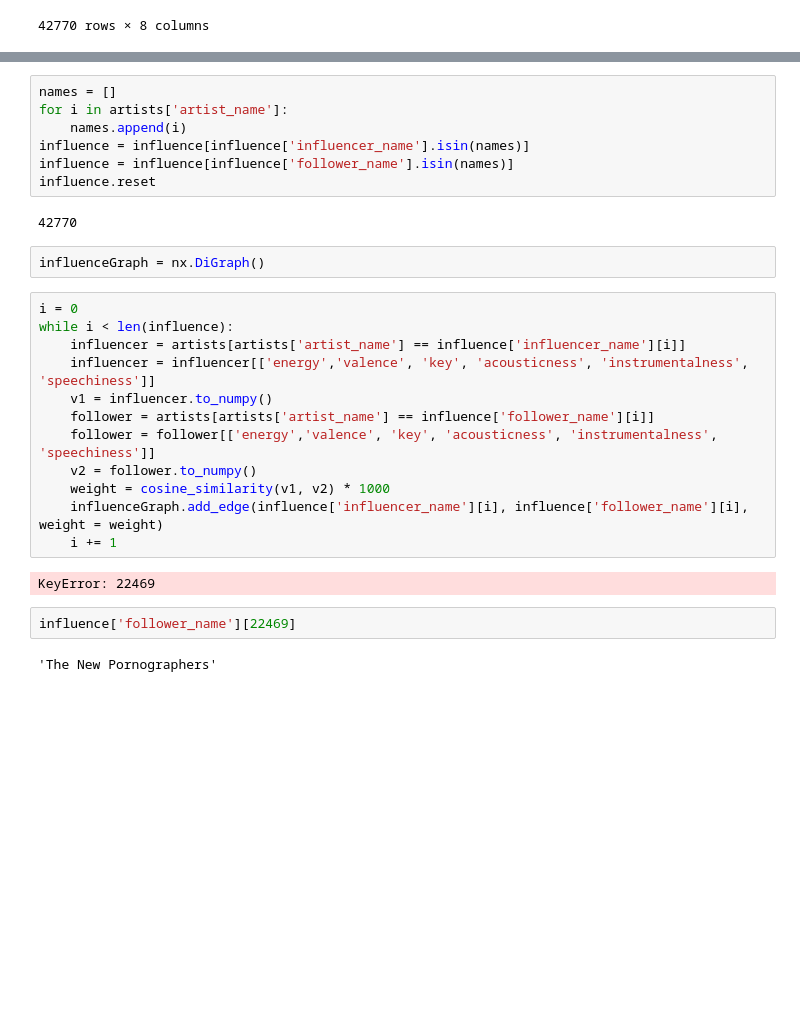
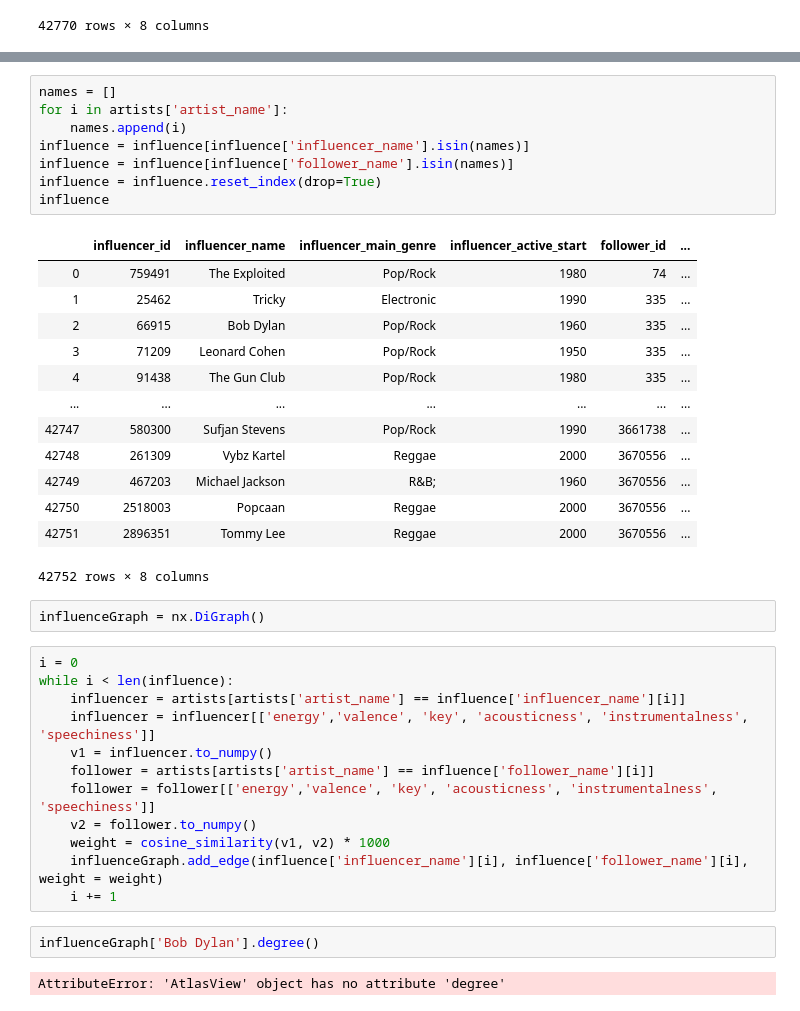
Before and after one commit to Wichaelian/ICM-2021, a Jupyter notebook: 2021_ICM_Problem_D_Data/Problem D.ipynb, the cells around one changed output, grey strips where cells are left out. Drawn from its saved outputs; the diff is of its cells as text; blank space fills up the shorter version.

```diff
--- a/2021_ICM_Problem_D_Data/Problem D.ipynb
+++ b/2021_ICM_Problem_D_Data/Problem D.ipynb
@@ -74,12 +94,25 @@ influence
 # %%
 names = []
 for i in artists['artist_name']:
     names.append(i)
 influence = influence[influence['influencer_name'].isin(names)]
 influence = influence[influence['follower_name'].isin(names)]
-influence.reset
+influence = influence.reset_index(drop=True)
+influence
 # %% [output]
+|  | influencer_id | influencer_name | influencer_main_genre | influencer_active_start | follower_id | ... |
+| 0 | 759491 | The Exploited | Pop/Rock | 1980 | 74 | ... |
+| 1 | 25462 | Tricky | Electronic | 1990 | 335 | ... |
+| 2 | 66915 | Bob Dylan | Pop/Rock | 1960 | 335 | ... |
+| 3 | 71209 | Leonard Cohen | Pop/Rock | 1950 | 335 | ... |
+| 4 | 91438 | The Gun Club | Pop/Rock | 1980 | 335 | ... |
+| ... | ... | ... | ... | ... | ... | ... |
+| 42747 | 580300 | Sufjan Stevens | Pop/Rock | 1990 | 3661738 | ... |
+| 42748 | 261309 | Vybz Kartel | Reggae | 2000 | 3670556 | ... |
+| 42749 | 467203 | Michael Jackson | R&B; | 1960 | 3670556 | ... |
+| 42750 | 2518003 | Popcaan | Reggae | 2000 | 3670556 | ... |
+| 42751 | 2896351 | Tommy Lee | Reggae | 2000 | 3670556 | ... |
-42770
+42752 rows × 8 columns
 # %%
 influenceGraph = nx.DiGraph()
 # %%
@@ -94,9 +127,7 @@ while i < len(influence):
     weight = cosine_similarity(v1, v2) * 1000
     influenceGraph.add_edge(influence['influencer_name'][i], influence['follower_name'][i], weight = weight)
     i += 1
-# %% [output]
-KeyError: 22469
-# %%
-influence['follower_name'][22469]
-# %% [output]
-'The New Pornographers'
+# %%
+influenceGraph['Bob Dylan'].degree()
+# %% [output]
+AttributeError: 'AtlasView' object has no attribute 'degree'
```
Also changed, not shown: parts of 1 cell of this notebook.
